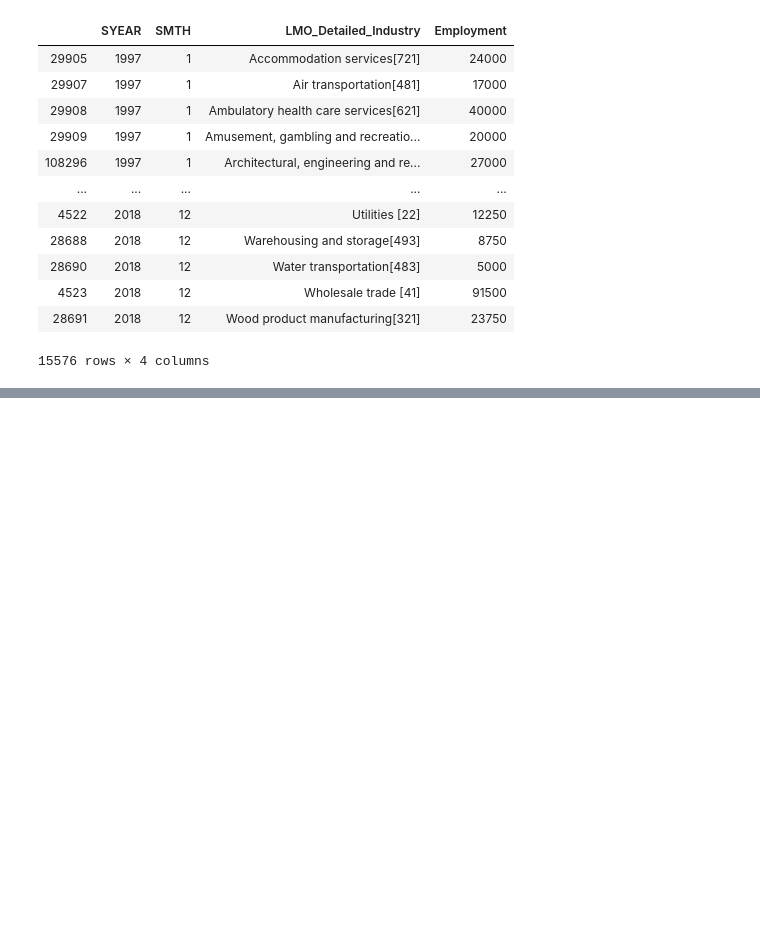
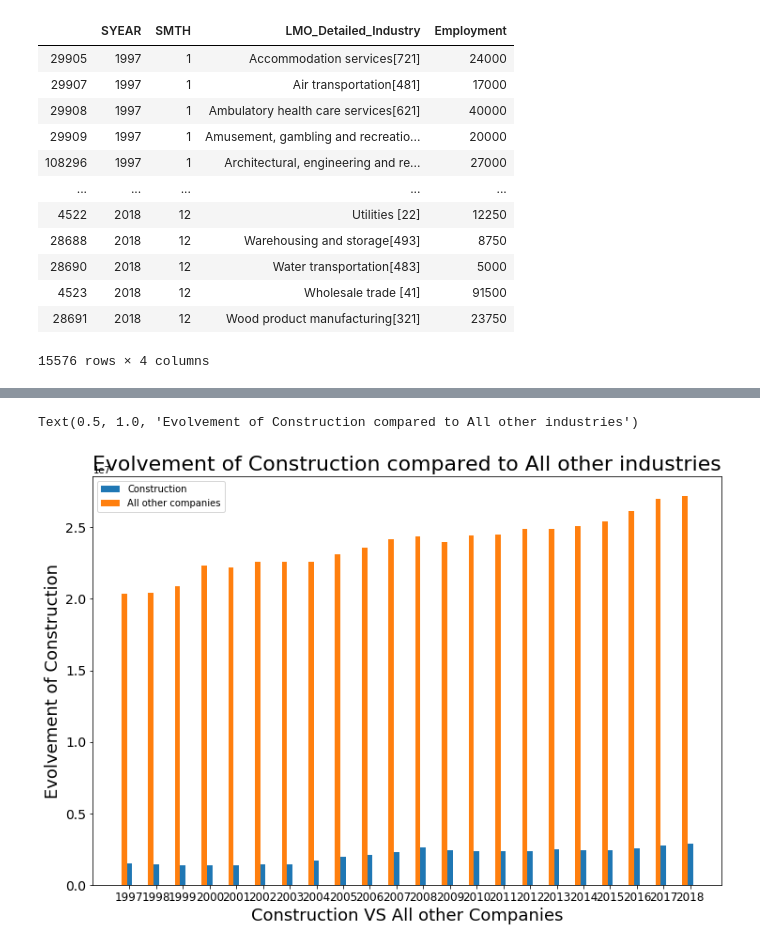
Before and after one commit to Hotlynn2/SERIES-ANALYSIS-OF-NAICS, a Jupyter notebook: Time Analysis Series.ipynb, the cells around one changed output, grey strips where cells are left out. Drawn from its saved outputs; the diff is of its cells as text; code cells hidden in the pictures; blank space fills up the shorter version.

```diff
--- a/Time Analysis Series.ipynb
+++ b/Time Analysis Series.ipynb
@@ -3306,0 +3347,27 @@ data_output
+# %%
+plt.figure(figsize=(12,8))
+x_industries = ['1997', '1998', '1999', '2000', '2001', '2002', '2003', '2004', '2005', '2006', '2007', '2008', '2009',
+                '2010', '2011', '2012', '2013', '2014', '2015', '2016', '2017', '2018']
+x_indexes = np.arange(len(x_industries))
+width = 0.20
+
+
+y_construction = [1489750, 1424750, 1363500, 1345750, 1347250, 1401500, 1412000, 1705000, 1989000, 2097000, 2301000, 2616750,
+                 2444750, 2380750, 2365750, 2383250, 2453000, 2406500, 2417750, 2536000, 2743250, 2860750]
+plt.bar(x_indexes, y_construction, width = width, label = 'Construction')
+
+
+y_other = [20344750, 20454250, 20863000, 22305750, 22218750, 22602000, 22585750, 22602000, 23088750, 23592500, 24161500,
+           24339750, 23966000, 24443500, 24485750, 24895000, 24865750, 25087750, 25415500, 26156250, 27012500, 27220250]
+plt.bar(x_indexes - width, y_other, width = width ,label = 'All other companies')
+
+
+plt.legend()
+plt.xlabel('Construction VS All other Companies', fontsize=18)
+plt.xticks(ticks = x_indexes, labels = x_industries, fontsize = 12)
+plt.ylabel('Evolvement of Construction', fontsize=18)
+plt.yticks(fontsize = 14)
+plt.title('Evolvement of Construction compared to All other industries', fontsize=22)
+# %% [output]
+Text(0.5, 1.0, 'Evolvement of Construction compared to All other industries')
+[figure, added]
```
Also changed, not shown: parts of 3 cells of this notebook.
